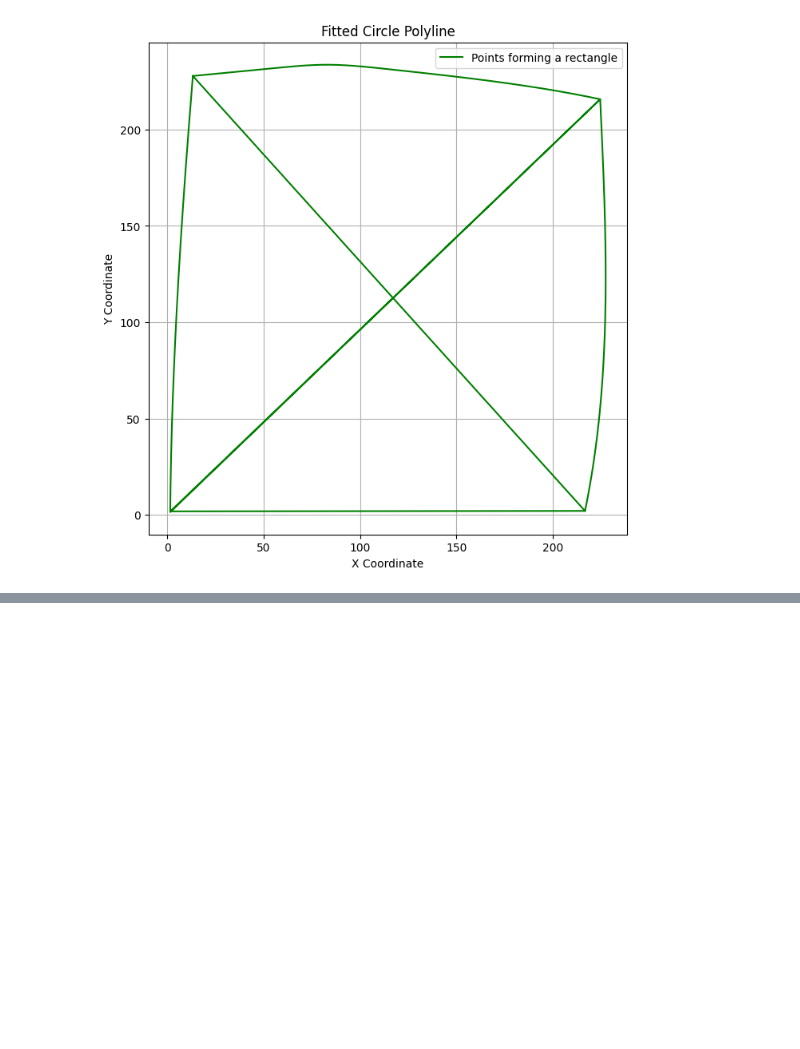
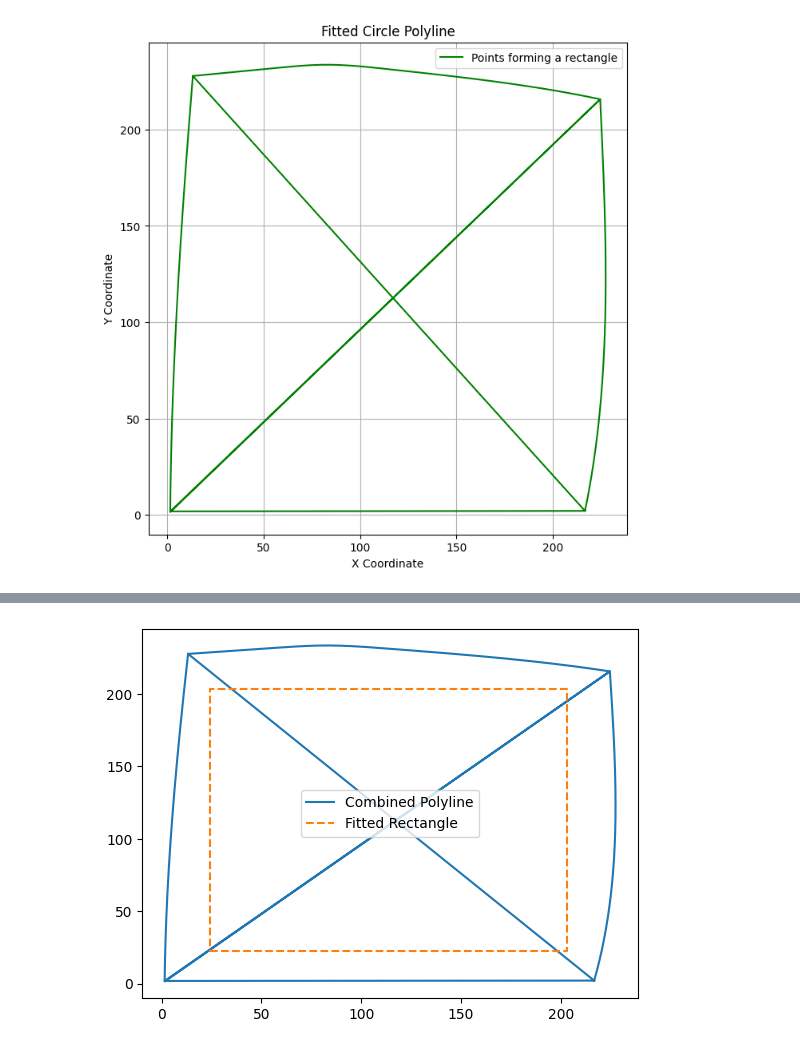
Before and after one commit to theraghavjuneja/curvetopia, a Jupyter notebook: examplestest/figure1solve.ipynb, the cells around one changed output, grey strips where cells are left out. Cells and saved outputs as stored; diff of their text form; code cells hidden in the pictures; blank space fills up the shorter version.

```diff
--- a/examplestest/figure1solve.ipynb
+++ b/examplestest/figure1solve.ipynb
@@ -585,3 +585,5 @@ plt.grid(True)
 plt.show()
 # %% [output]
 [figure]
+# %%
+combined_polyline = np.vstack([rect_1, rect_2, rect_3, rect_4])
@@ -587,0 +610,44 @@ plt.show()
+# %%
+from scipy.optimize import minimize
+import numpy as np
+
+def rectangle_fit(polyline):
+    def objective(params):
+        x0, y0, width, height = params
+        rect_points = np.array([
+            [x0, y0],
+            [x0 + width, y0],
+            [x0 + width, y0 + height],
+            [x0, y0 + height],
+            [x0, y0]
+        ])
+        distances = np.sqrt(((polyline[:, None, :] - rect_points[None, :, :]) ** 2).sum(axis=2))
+        return distances.min(axis=1).sum()
+
+    initial_params = [0, 0, 1, 1]  # Initial guess
+    result = minimize(objective, initial_params, bounds=[(-np.inf, np.inf), (-np.inf, np.inf), (0, np.inf), (0, np.inf)])
+    return result.x
+
+# Fit the rectangle
+params = rectangle_fit(combined_polyline)
+x0, y0, width, height = params
+# %%
+import matplotlib.pyplot as plt
+
+
+rect_points = np.array([
+    [x0, y0],
+    [x0 + width, y0],
+    [x0 + width, y0 + height],
+    [x0, y0 + height],
+    [x0, y0]
+])
+
+# Plot results
+plt.figure()
+plt.plot(combined_polyline[:, 0], combined_polyline[:, 1], label='Combined Polyline')
+plt.plot(rect_points[:, 0], rect_points[:, 1], label='Fitted Rectangle', linestyle='--')
+plt.legend()
+plt.show()
+# %% [output]
+[figure, added]
```
Also changed, not shown: parts of 13 cells of this notebook.
